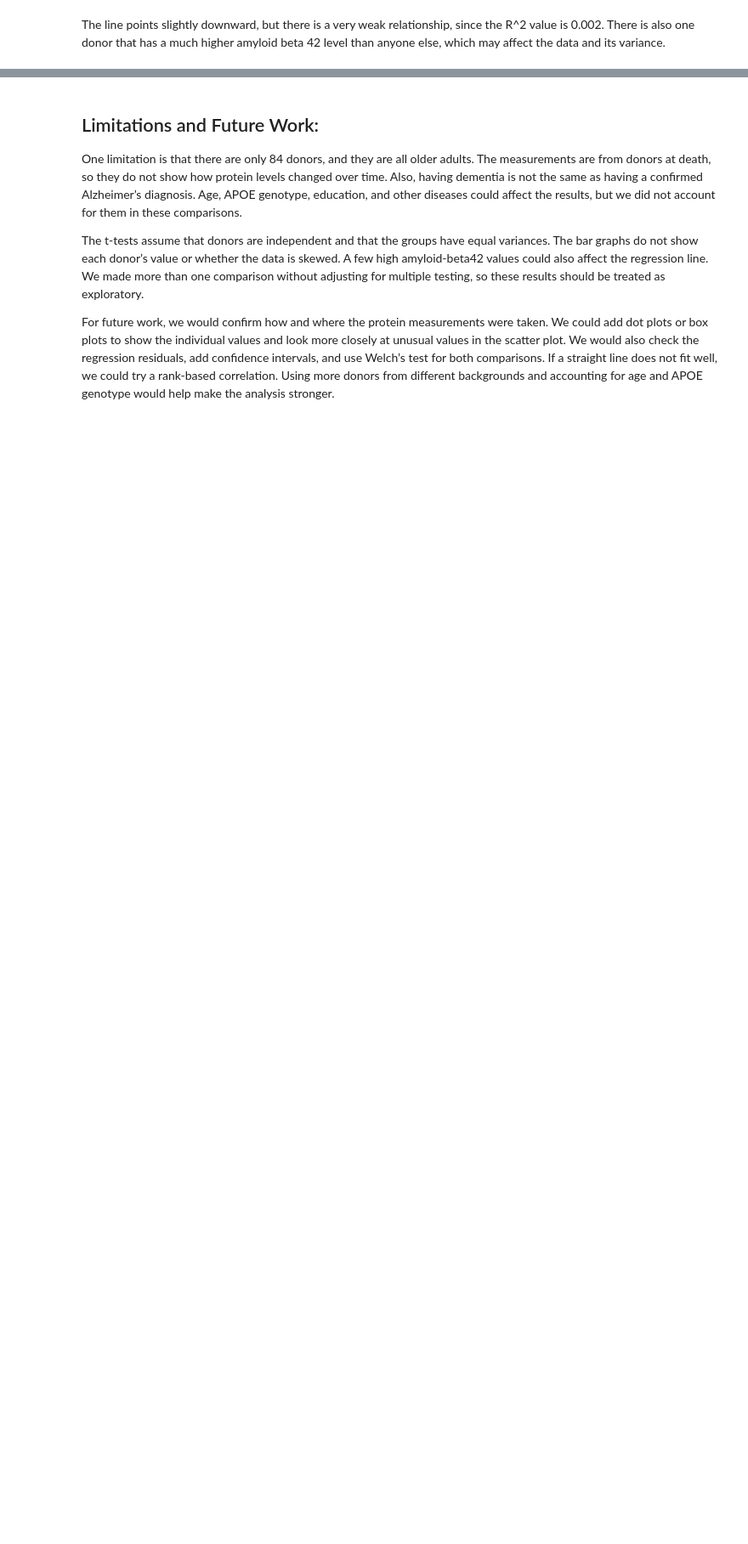
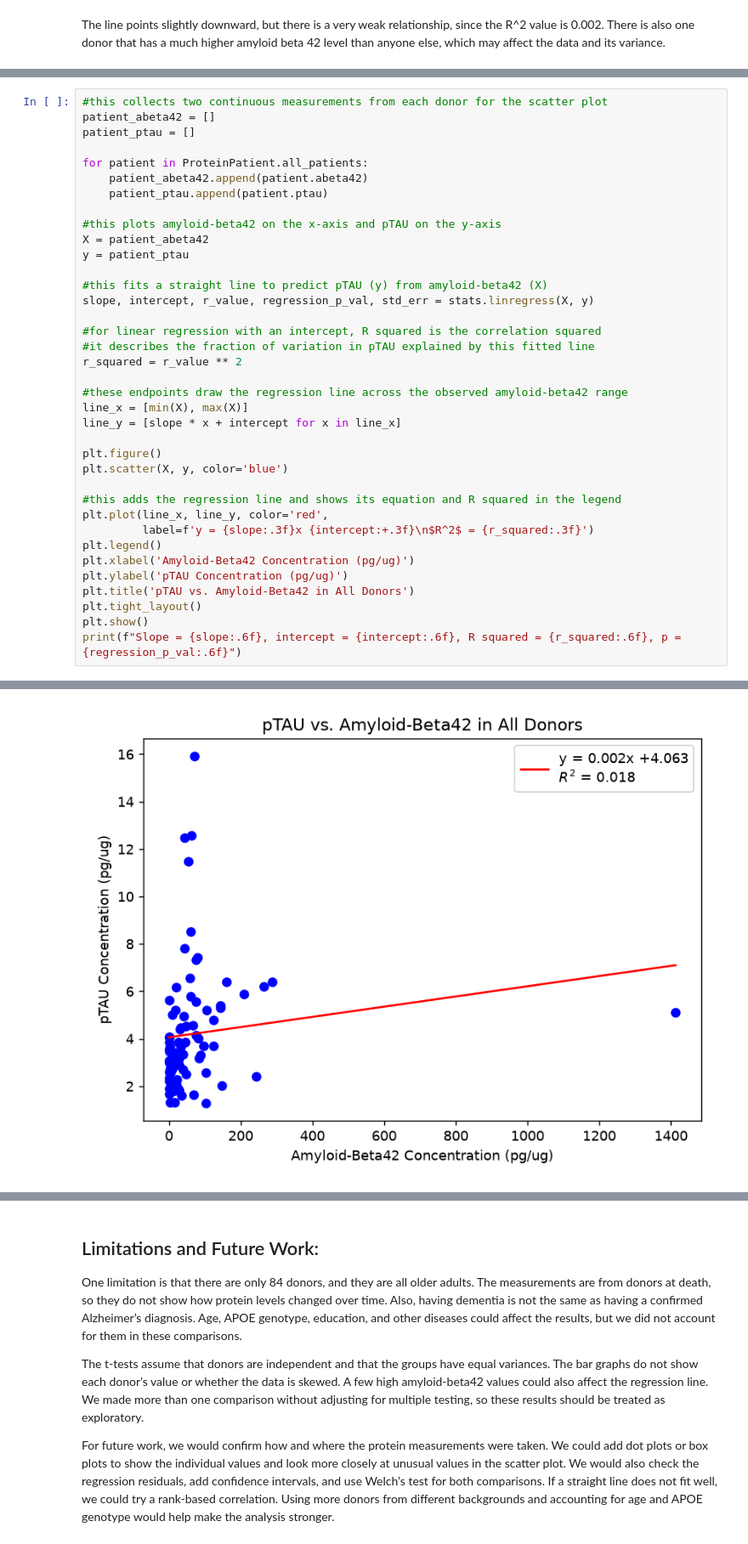
Before and after one commit to clairemee/BME2315_Module1, a Jupyter notebook: Module 1 Final.ipynb, the cells around one changed output, grey strips where cells are left out. Shown at 85% size. Drawn from its saved outputs; the diff is of its cells as text; blank space fills up the shorter version.

```diff
--- a/Module 1 Final.ipynb
+++ b/Module 1 Final.ipynb
@@ -301,0 +527,38 @@ The line points slightly downward, but there is a very weak relationship, since
+# %%
+#this collects two continuous measurements from each donor for the scatter plot
+patient_abeta42 = []
+patient_ptau = []
+
+for patient in ProteinPatient.all_patients:
+    patient_abeta42.append(patient.abeta42)
+    patient_ptau.append(patient.ptau)
+
+#this plots amyloid-beta42 on the x-axis and pTAU on the y-axis
+X = patient_abeta42
+y = patient_ptau
+
+#this fits a straight line to predict pTAU (y) from amyloid-beta42 (X)
+slope, intercept, r_value, regression_p_val, std_err = stats.linregress(X, y)
+
+#for linear regression with an intercept, R squared is the correlation squared
+#it describes the fraction of variation in pTAU explained by this fitted line
+r_squared = r_value ** 2
+
+#these endpoints draw the regression line across the observed amyloid-beta42 range
+line_x = [min(X), max(X)]
+line_y = [slope * x + intercept for x in line_x]
+
+plt.figure()
+plt.scatter(X, y, color='blue')
+
+#this adds the regression line and shows its equation and R squared in the legend
+plt.plot(line_x, line_y, color='red',
+         label=f'y = {slope:.3f}x {intercept:+.3f}\n$R^2$ = {r_squared:.3f}')
+plt.legend()
+plt.xlabel('Amyloid-Beta42 Concentration (pg/ug)')
+plt.ylabel('pTAU Concentration (pg/ug)')
+plt.title('pTAU vs. Amyloid-Beta42 in All Donors')
+plt.tight_layout()
+plt.show()
+print(f"Slope = {slope:.6f}, intercept = {intercept:.6f}, R squared = {r_squared:.6f}, p = {regression_p_val:.6f}")
+# %% [output]
@@ -301,0 +566 @@ The line points slightly downward, but there is a very weak relationship, since
+[figure, added]
```
Also changed, not shown: parts of 13 cells of this notebook.
